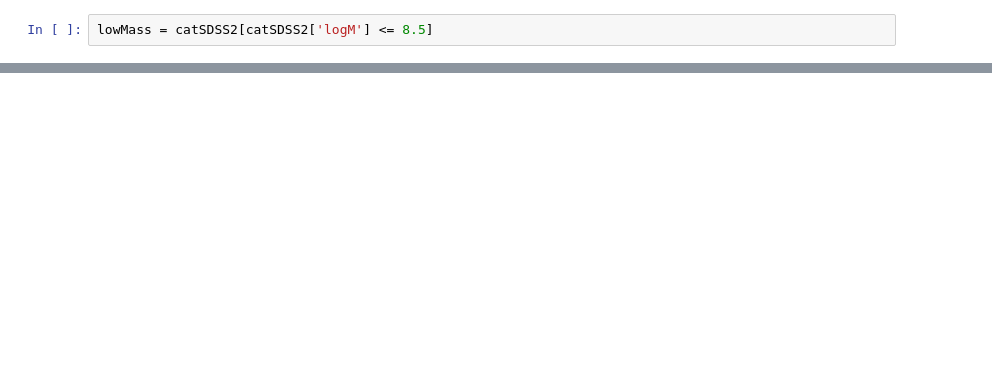
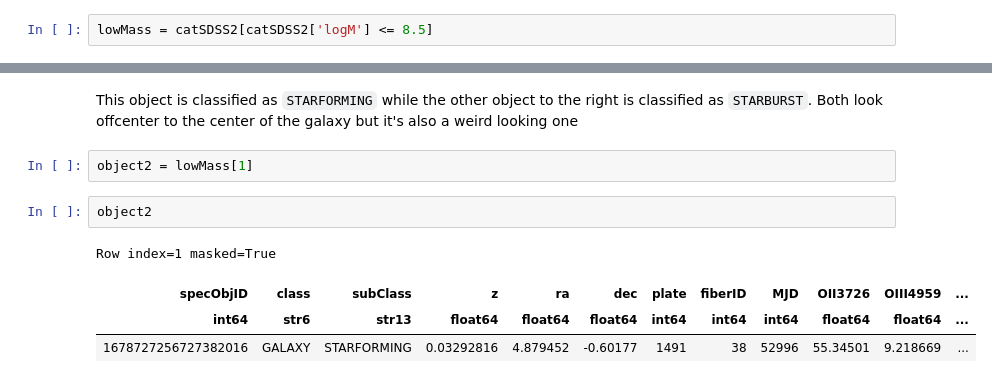
Before and after one commit to NicoAdams/Stripe82Clumps, a Jupyter notebook: mike_sandbox_clean.ipynb, the cells around one changed output, grey strips where cells are left out. Drawn from its saved outputs; the diff is of its cells as text; blank space fills up the shorter version.

```diff
--- a/mike_sandbox_clean.ipynb
+++ b/mike_sandbox_clean.ipynb
@@ -399,0 +466,11 @@ Here is the first object `1661840406855313408`:
+# %% [markdown]
+This object is classified as `STARFORMING` while the other object to the right is classified as `STARBURST`. Both look offcenter to the center of the galaxy but it's also a weird looking one
+# %%
+object2 = lowMass[1]
+# %%
+object2
+# %% [output]
+Row index=1 masked=True
+| specObjID | class | subClass | z | ra | dec | plate | fiberID | MJD | OII3726 | OIII4959 | ... |
+| int64 | str6 | str13 | float64 | float64 | float64 | int64 | int64 | int64 | float64 | float64 | ... |
+| 1678727256727382016 | GALAXY | STARFORMING | 0.03292816 | 4.879452 | -0.60177 | 1491 | 38 | 52996 | 55.34501 | 9.218669 | ... |
```
Also changed, not shown: parts of 40 cells of this notebook.
